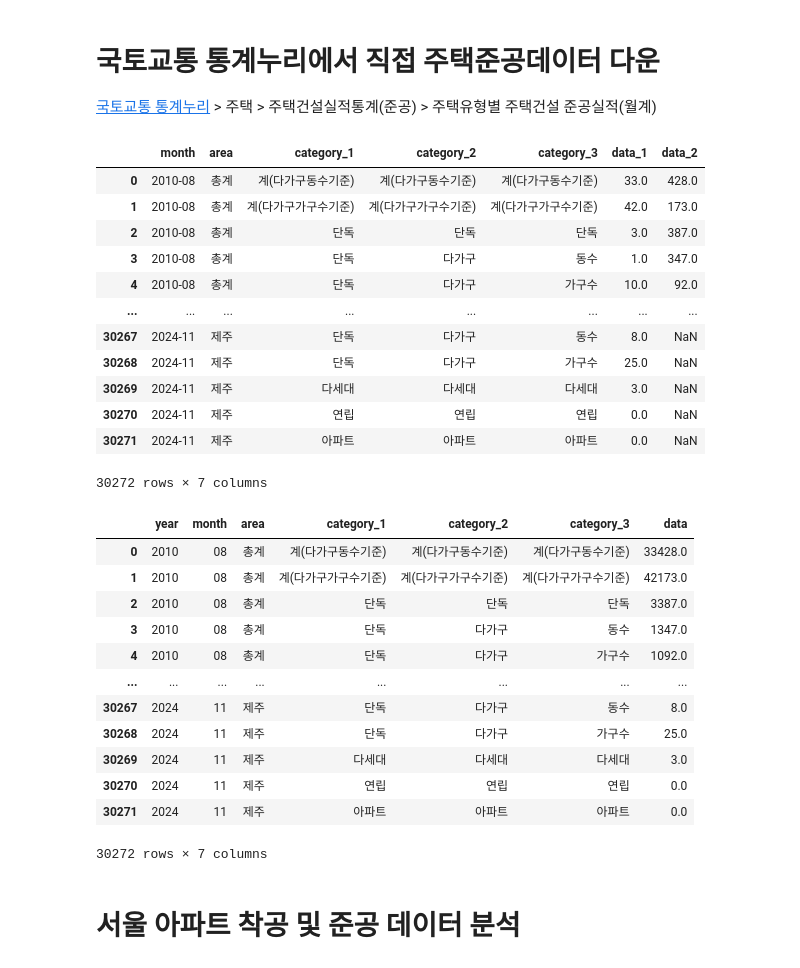
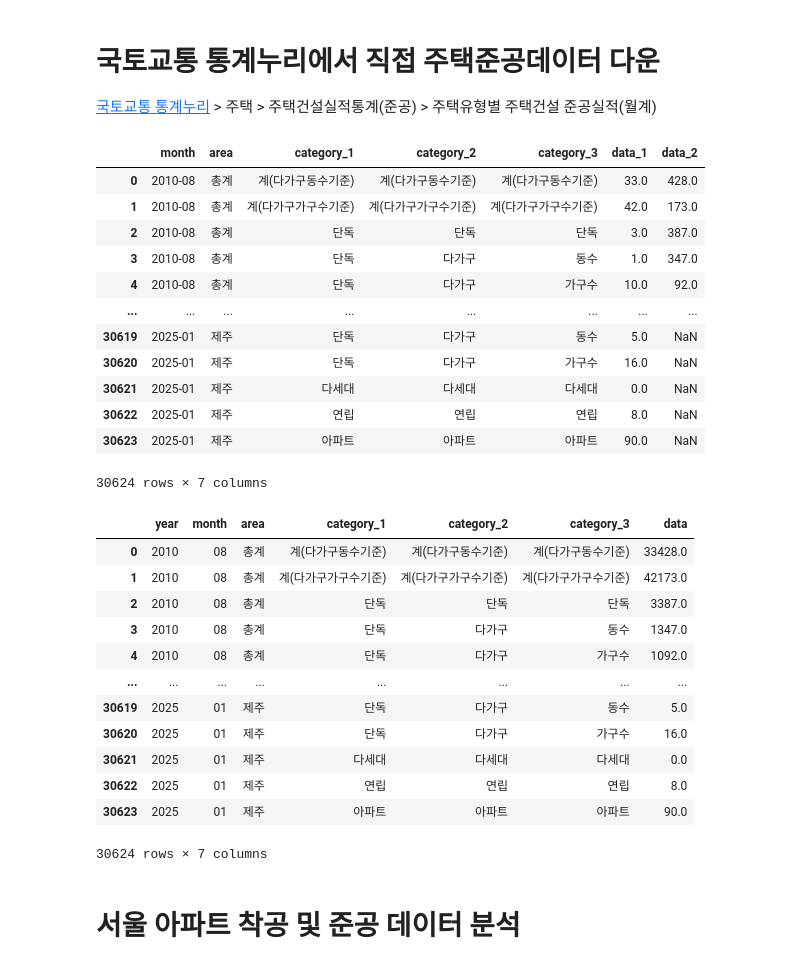
Before and after one commit to wiskim/study_books, a Jupyter notebook: 99_Web_Crawling/08_Real_Estate_Statistics/apt_consruction.ipynb, the cells around one changed output. Cells and saved outputs as stored; diff of their text form; code cells hidden in the pictures.

```diff
--- a/99_Web_Crawling/08_Real_Estate_Statistics/apt_consruction.ipynb
+++ b/99_Web_Crawling/08_Real_Estate_Statistics/apt_consruction.ipynb
@@ -100,22 +100,22 @@ begin_df
 [국토교통 통계누리](https://stat.molit.go.kr/portal/main/portalMain.do) > 주택 > 주택건설실적통계(준공) > 주택유형별 주택건설 준공실적(월계)
 # %%
 col_names = ['month', 'area', 'category_1', 'category_2', 'category_3', 'data_1', 'data_2']
-complete_df = pd.read_csv('data/molit_housing_complete_202411.csv', encoding='cp949', names=col_names, skiprows=1)
+complete_df = pd.read_csv('data/molit_housing_complete_202501.csv', encoding='cp949', names=col_names, skiprows=1)
 complete_df
 # %% [output]
 |  | month | area | category_1 | category_2 | category_3 | data_1 | data_2 |
 | 0 | 2010-08 | 총계 | 계(다가구동수기준) | 계(다가구동수기준) | 계(다가구동수기준) | 33.0 | 428.0 |
 | 1 | 2010-08 | 총계 | 계(다가구가구수기준) | 계(다가구가구수기준) | 계(다가구가구수기준) | 42.0 | 173.0 |
 | 2 | 2010-08 | 총계 | 단독 | 단독 | 단독 | 3.0 | 387.0 |
 | 3 | 2010-08 | 총계 | 단독 | 다가구 | 동수 | 1.0 | 347.0 |
 | 4 | 2010-08 | 총계 | 단독 | 다가구 | 가구수 | 10.0 | 92.0 |
 | ... | ... | ... | ... | ... | ... | ... | ... |
-| 30267 | 2024-11 | 제주 | 단독 | 다가구 | 동수 | 8.0 | NaN |
-| 30268 | 2024-11 | 제주 | 단독 | 다가구 | 가구수 | 25.0 | NaN |
-| 30269 | 2024-11 | 제주 | 다세대 | 다세대 | 다세대 | 3.0 | NaN |
-| 30270 | 2024-11 | 제주 | 연립 | 연립 | 연립 | 0.0 | NaN |
-| 30271 | 2024-11 | 제주 | 아파트 | 아파트 | 아파트 | 0.0 | NaN |
+| 30619 | 2025-01 | 제주 | 단독 | 다가구 | 동수 | 5.0 | NaN |
+| 30620 | 2025-01 | 제주 | 단독 | 다가구 | 가구수 | 16.0 | NaN |
+| 30621 | 2025-01 | 제주 | 다세대 | 다세대 | 다세대 | 0.0 | NaN |
+| 30622 | 2025-01 | 제주 | 연립 | 연립 | 연립 | 8.0 | NaN |
+| 30623 | 2025-01 | 제주 | 아파트 | 아파트 | 아파트 | 90.0 | NaN |
-30272 rows × 7 columns
+30624 rows × 7 columns
 # %%
 complete_df['data_1'] = complete_df['data_1'].astype(str).str.replace('.0', '')
 complete_df['data_2'] = complete_df['data_2'].astype(str).str.replace('.0', '')
@@ -136,12 +136,12 @@ complete_df
 | 3 | 2010 | 08 | 총계 | 단독 | 다가구 | 동수 | 1347.0 |
 | 4 | 2010 | 08 | 총계 | 단독 | 다가구 | 가구수 | 1092.0 |
 | ... | ... | ... | ... | ... | ... | ... | ... |
-| 30267 | 2024 | 11 | 제주 | 단독 | 다가구 | 동수 | 8.0 |
-| 30268 | 2024 | 11 | 제주 | 단독 | 다가구 | 가구수 | 25.0 |
-| 30269 | 2024 | 11 | 제주 | 다세대 | 다세대 | 다세대 | 3.0 |
-| 30270 | 2024 | 11 | 제주 | 연립 | 연립 | 연립 | 0.0 |
-| 30271 | 2024 | 11 | 제주 | 아파트 | 아파트 | 아파트 | 0.0 |
+| 30619 | 2025 | 01 | 제주 | 단독 | 다가구 | 동수 | 5.0 |
+| 30620 | 2025 | 01 | 제주 | 단독 | 다가구 | 가구수 | 16.0 |
+| 30621 | 2025 | 01 | 제주 | 다세대 | 다세대 | 다세대 | 0.0 |
+| 30622 | 2025 | 01 | 제주 | 연립 | 연립 | 연립 | 8.0 |
+| 30623 | 2025 | 01 | 제주 | 아파트 | 아파트 | 아파트 | 90.0 |
-30272 rows × 7 columns
+30624 rows × 7 columns
 # %% [markdown]
 # 서울 아파트 착공 및 준공 데이터 분석
 # %%
```
Also changed, not shown: parts of 6 cells of this notebook, 2 other files.
